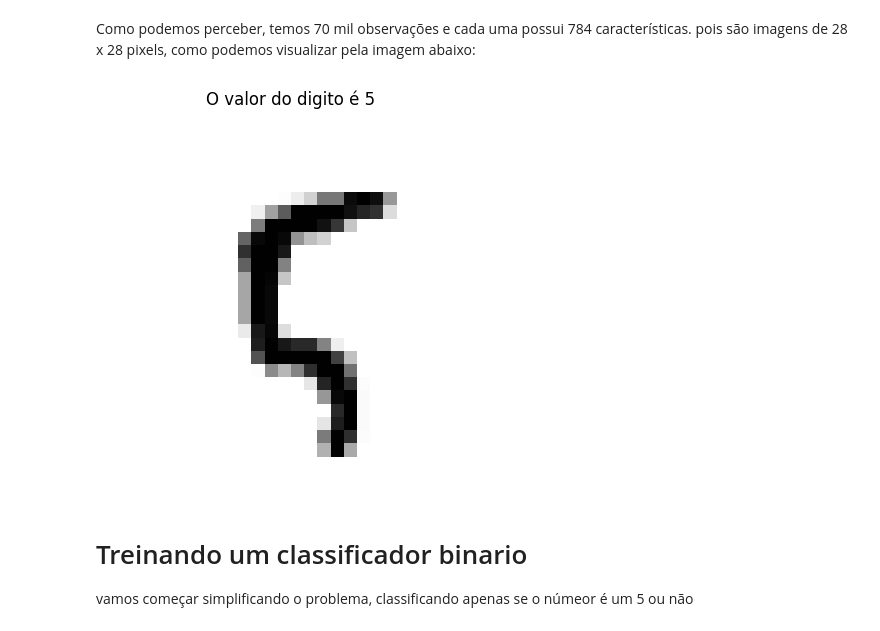
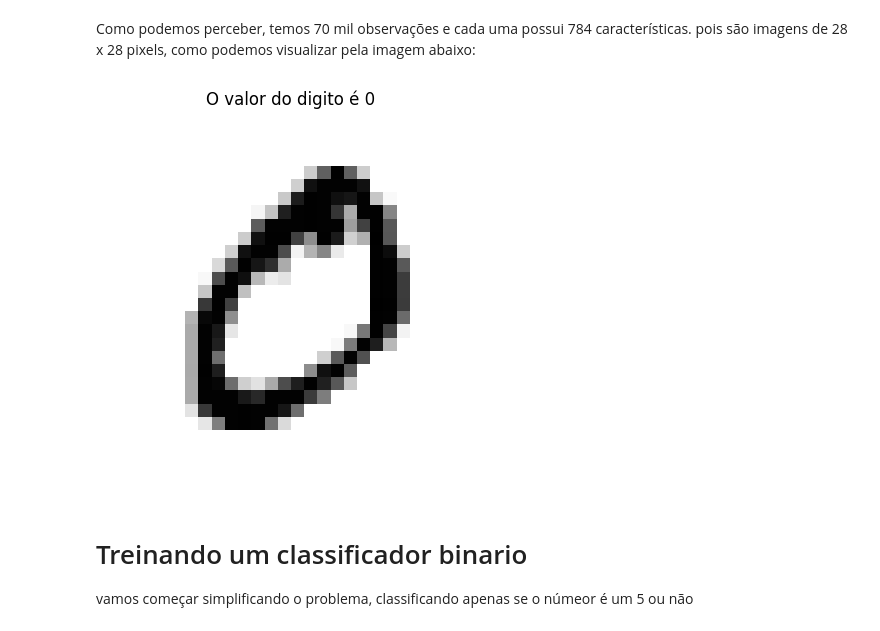
Before and after one commit to RafaelM0raes/HandsOn, a Jupyter notebook: Classificação.ipynb, the cells around one changed output. Cells and saved outputs as stored; diff of their text form; code cells hidden in the pictures.

```diff
--- a/Classificação.ipynb
+++ b/Classificação.ipynb
@@ -20,16 +33,13 @@ X.shape
 # %% [markdown]
 Como podemos perceber, temos 70 mil observações e cada uma possui 784 características. pois são imagens de 28 x 28 pixels, como podemos visualizar pela imagem abaixo:
 # %%
-from matplotlib import pyplot as plt
-import numpy as np
-
-digito = np.array(X.iloc[100])
+digito = np.array(X.iloc[1])
 digito_imagem = digito.reshape(28, 28)
 
 plt.imshow(digito_imagem, cmap='binary')
-plt.title(f'O valor do digito é {y[100]}')
+plt.title(f'O valor do digito é {y[1]}')
 plt.axis('off')
 plt.show()
 # %% [output]
-[figure, old version]
+[figure, new version]
 # %%
```
Also changed, not shown: parts of 26 cells of this notebook.
